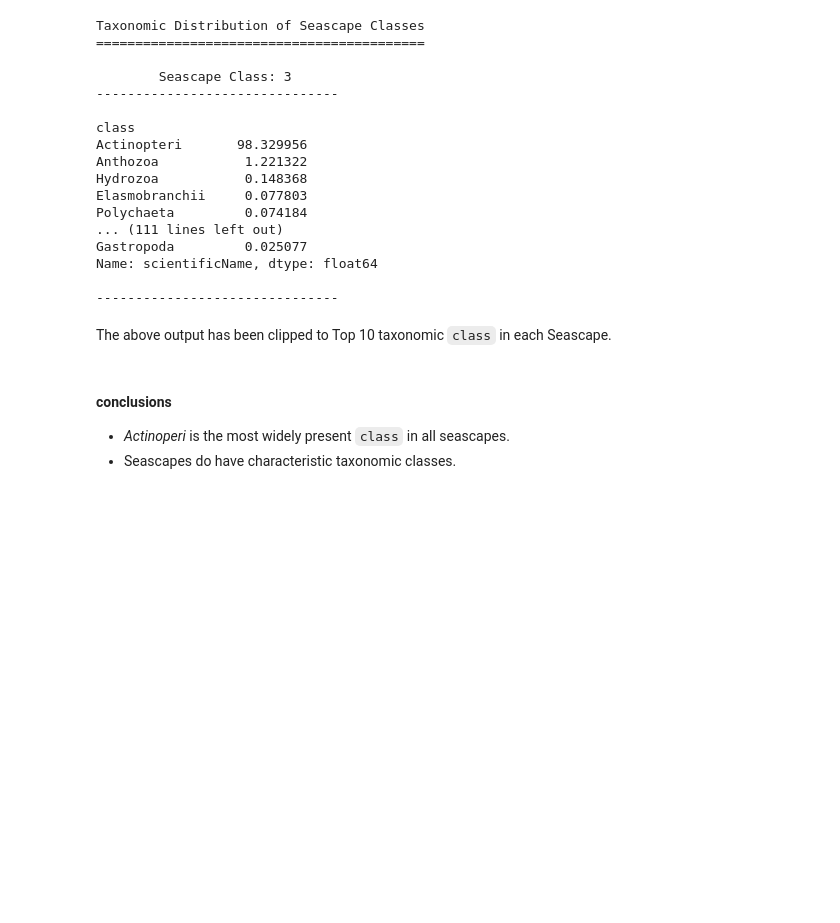
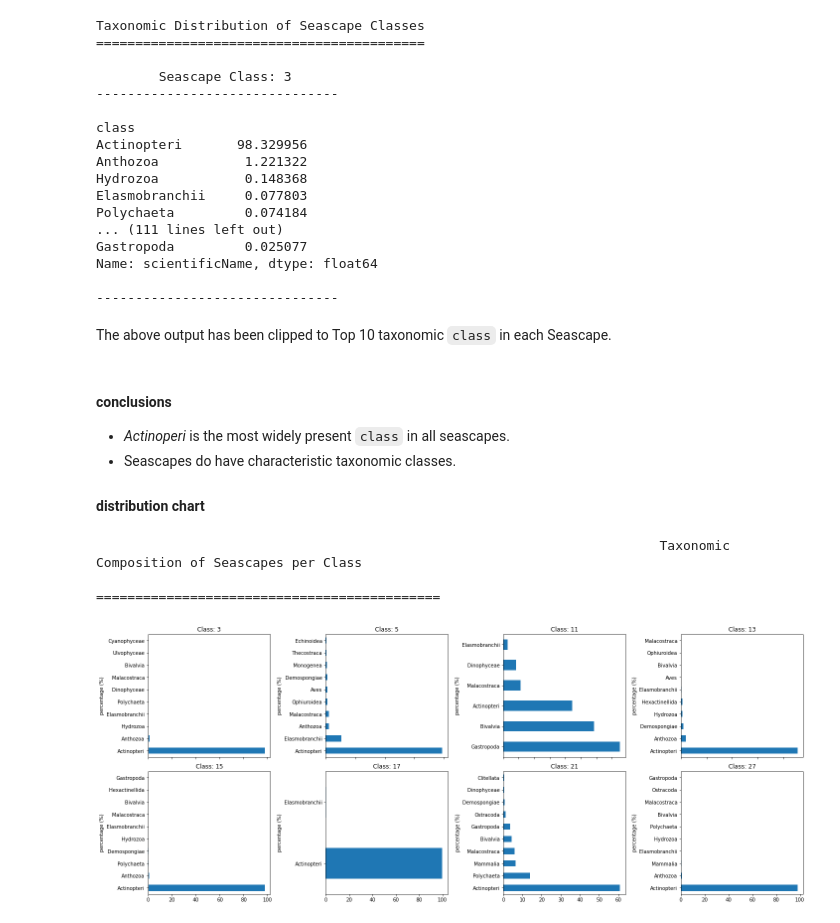
Before and after one commit to ayushanand18/obis-research, a Jupyter notebook: notebooks/characterizing-seascapes-taxanomically.ipynb, the cells around one changed output. Saved outputs shown, nothing was run; the diff lists cells and outputs as text; code cells hidden in the pictures; blank space fills up the shorter version.

Commit message:
barplots distributions | characterizing_seascapes_taxanomically | Version 4

```diff
--- a/notebooks/characterizing-seascapes-taxanomically.ipynb
+++ b/notebooks/characterizing-seascapes-taxanomically.ipynb
@@ -296,3 +312,33 @@ The above output has been clipped to Top 10 taxonomic `class` in each Seascape.
 #### conclusions
 + *Actinoperi* is the most widely present `class` in all seascapes.
 + Seascapes do have characteristic taxonomic classes.
+
+#### distribution chart
+# %%
+fig, ax = plt.subplots(2,4)
+k, j = 0, 0
+print("\t\t\t\t\t\t\t\t\tTaxonomic Composition of Seascapes per Class")
+print("\t\t\t\t\t\t\t\t\t============================================")
+for Class in classes:
+    # fetch the data
+    l = pd.Series(dtype=int)
+    for i in temp[temp.CLASS == Class].iterrows():
+        l = pd.concat([l,pd.Series(occdf[(occdf.decimalLongitude.between(i[1].longitude - 0.025, i[1].longitude + 0.025)) & (occdf.decimalLatitude.between(i[1].latitude - 0.025, i[1].latitude + 0.025))].index)])
+
+    # dress the data
+    class_acc = occdf.loc[l.values, : ].groupby("class").scientificName.count()
+    class_acc = class_acc/class_acc.sum()*100
+
+    # now plot the bar charts
+    class_acc.nlargest(10).plot.barh(ax = ax[k][j], sharex=True, figsize=(20, 8))
+    ax[k][j].set_ylabel('percentage (%)')
+    ax[k][j].set_title(f"Class: {Class}")
+    fig.tight_layout(pad=1)
+    if j==3:
+        k = 1
+    j = (j+1)%4
+plt.show()
+# %% [output]
+                                                                        Taxonomic Composition of Seascapes per Class
+                                                                        ============================================
+[figure, added]
```
Also changed, not shown: parts of 5 cells of this notebook.
